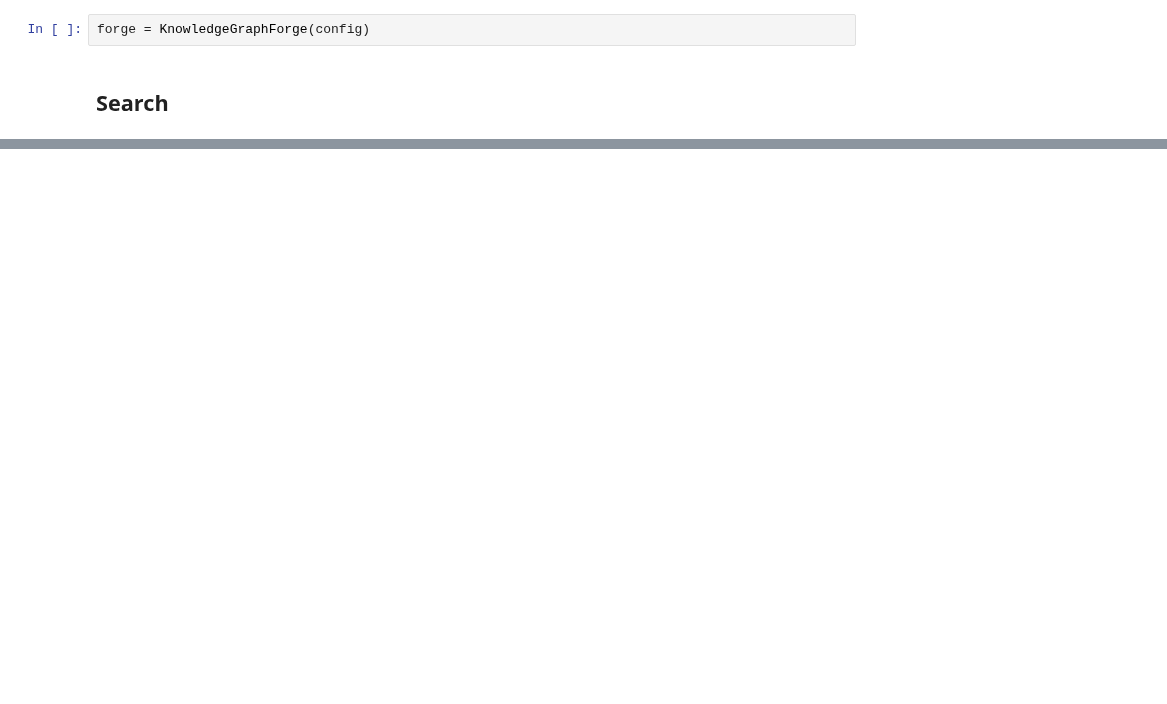
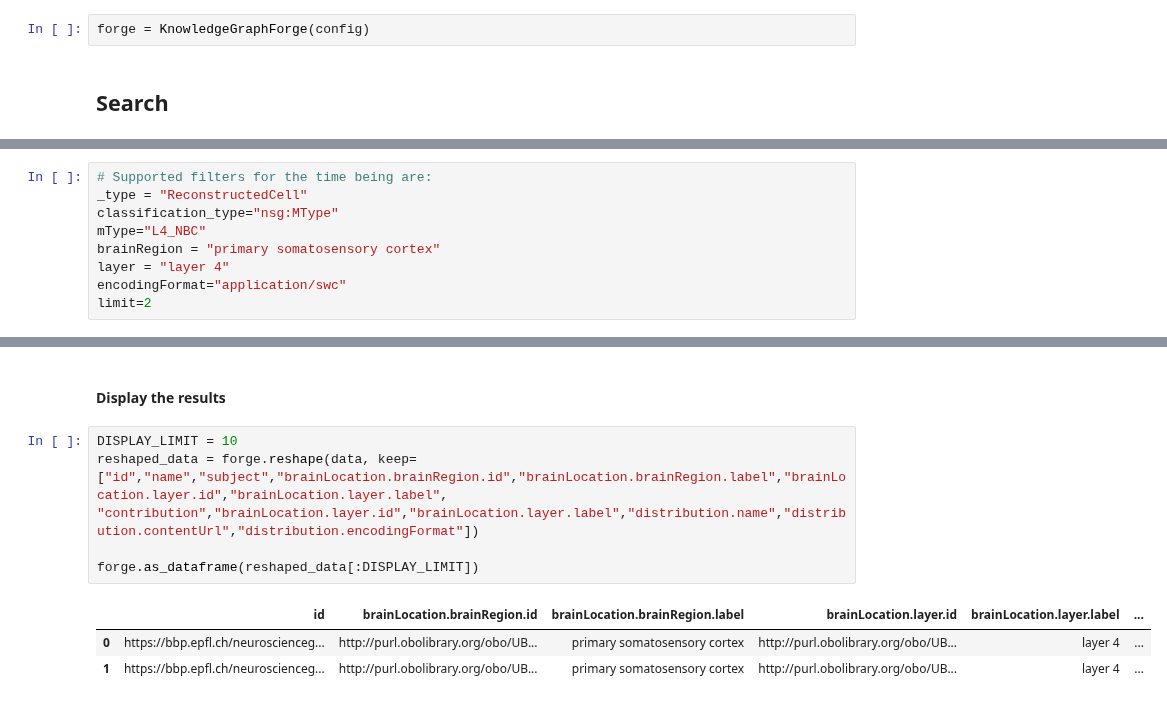
Before and after one commit to BlueBrain/nexus-forge, a Jupyter notebook: examples/notebooks/use-cases/BBP KG Search and Download.ipynb, the cells around one changed output, grey strips where cells are left out. Saved outputs shown, nothing was run; the diff lists cells and outputs as text; blank space fills up the shorter version.

```diff
--- a/examples/notebooks/use-cases/BBP KG Search and Download.ipynb
+++ b/examples/notebooks/use-cases/BBP KG Search and Download.ipynb
@@ -56,0 +120,9 @@ forge.download(data, "distribution.contentUrl", dirpath)
+# %%
+# Supported filters for the time being are:
+_type = "ReconstructedCell"
+classification_type="nsg:MType"
+mType="L4_NBC"
+brainRegion = "primary somatosensory cortex"
+layer = "layer 4"
+encodingFormat="application/swc"
+limit=2
@@ -56,0 +144,11 @@ forge.download(data, "distribution.contentUrl", dirpath)
+# %% [markdown]
+#### Display the results
+# %%
+DISPLAY_LIMIT = 10
+reshaped_data = forge.reshape(data, keep=["id","name","subject","brainLocation.brainRegion.id","brainLocation.brainRegion.label","brainLocation.layer.id","brainLocation.layer.label", "contribution","brainLocation.layer.id","brainLocation.layer.label","distribution.name","distribution.contentUrl","distribution.encodingFormat"])
+
+forge.as_dataframe(reshaped_data[:DISPLAY_LIMIT])
+# %% [output]
+|  | id | brainLocation.brainRegion.id | brainLocation.brainRegion.label | brainLocation.layer.id | brainLocation.layer.label | ... |
+| 0 | https://bbp.epfl.ch/neuroscienceg... | http://purl.obolibrary.org/obo/UB... | primary somatosensory cortex | http://purl.obolibrary.org/obo/UB... | layer 4 | ... |
+| 1 | https://bbp.epfl.ch/neuroscienceg... | http://purl.obolibrary.org/obo/UB... | primary somatosensory cortex | http://purl.obolibrary.org/obo/UB... | layer 4 | ... |
```
Also changed, not shown: parts of 75 cells of this notebook, 3 other files.
